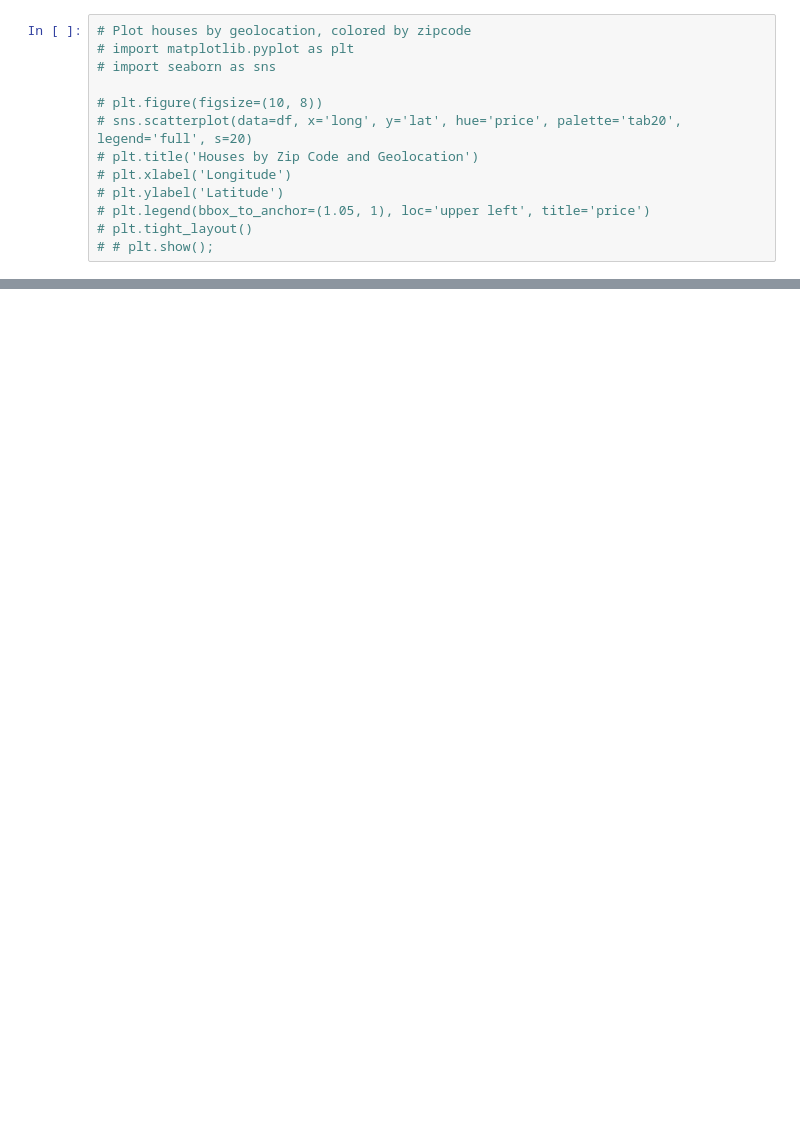
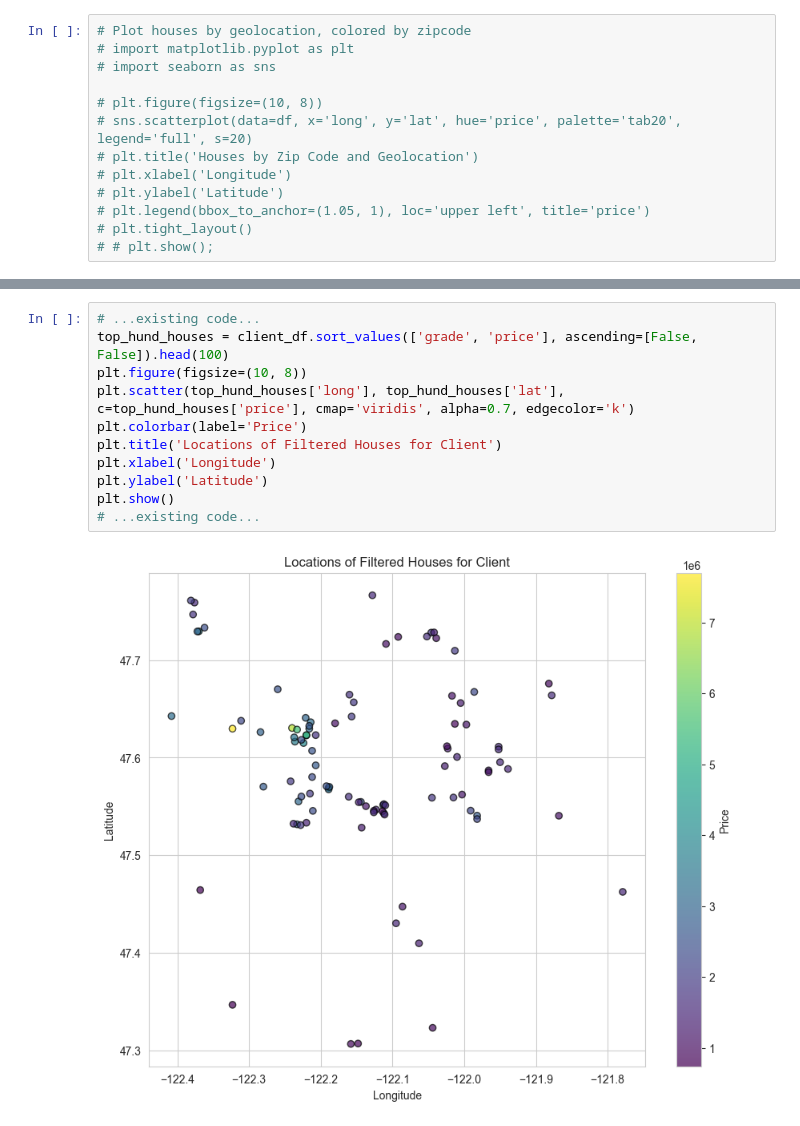
Before and after one commit to mahegupt/eda-project, a Jupyter notebook: 1_Fetching_the_data_eda.ipynb, the cells around one changed output, grey strips where cells are left out. Drawn from its saved outputs; the diff is of its cells as text; blank space fills up the shorter version.

```diff
--- a/1_Fetching_the_data_eda.ipynb
+++ b/1_Fetching_the_data_eda.ipynb
@@ -541,0 +660,13 @@ Name: price, dtype: float64
+# %%
+# ...existing code...
+top_hund_houses = client_df.sort_values(['grade', 'price'], ascending=[False, False]).head(100)
+plt.figure(figsize=(10, 8))
+plt.scatter(top_hund_houses['long'], top_hund_houses['lat'], c=top_hund_houses['price'], cmap='viridis', alpha=0.7, edgecolor='k')
+plt.colorbar(label='Price')
+plt.title('Locations of Filtered Houses for Client')
+plt.xlabel('Longitude')
+plt.ylabel('Latitude')
+plt.show()
+# ...existing code...
+# %% [output]
+[figure, added]
```
Also changed, not shown: parts of 17 cells of this notebook, 2 other files.
